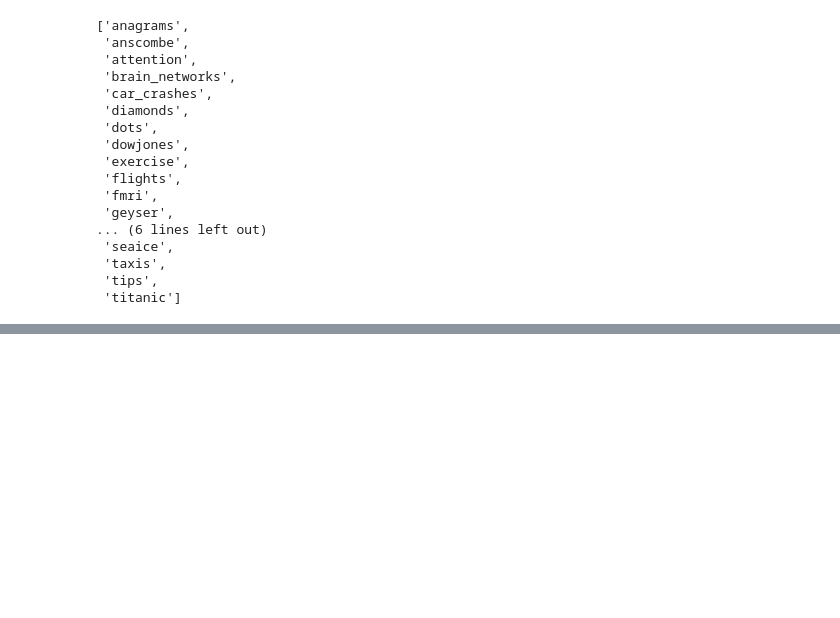
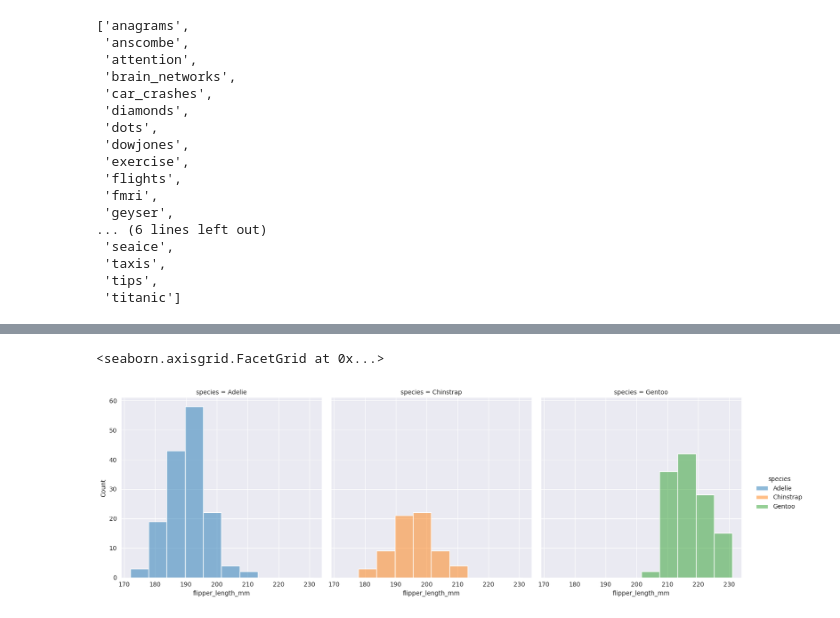
Before and after one commit to Farhan-Afsar/Data-Science, a Jupyter notebook: seaborn.ipynb, the cells around one changed output, grey strips where cells are left out. Drawn from its saved outputs; the diff is of its cells as text; code cells hidden in the pictures; blank space fills up the shorter version.

```diff
--- a/seaborn.ipynb
+++ b/seaborn.ipynb
@@ -201,0 +234,10 @@ sns.get_dataset_names()
+# %%
+sns.displot(
+    data = penguin,
+    x = 'flipper_length_mm',
+    hue = 'species',
+    col = 'species',
+)
+# %% [output]
+<seaborn.axisgrid.FacetGrid at 0x...>
+[figure, added]
```
Also changed, not shown: parts of 29 cells of this notebook.
